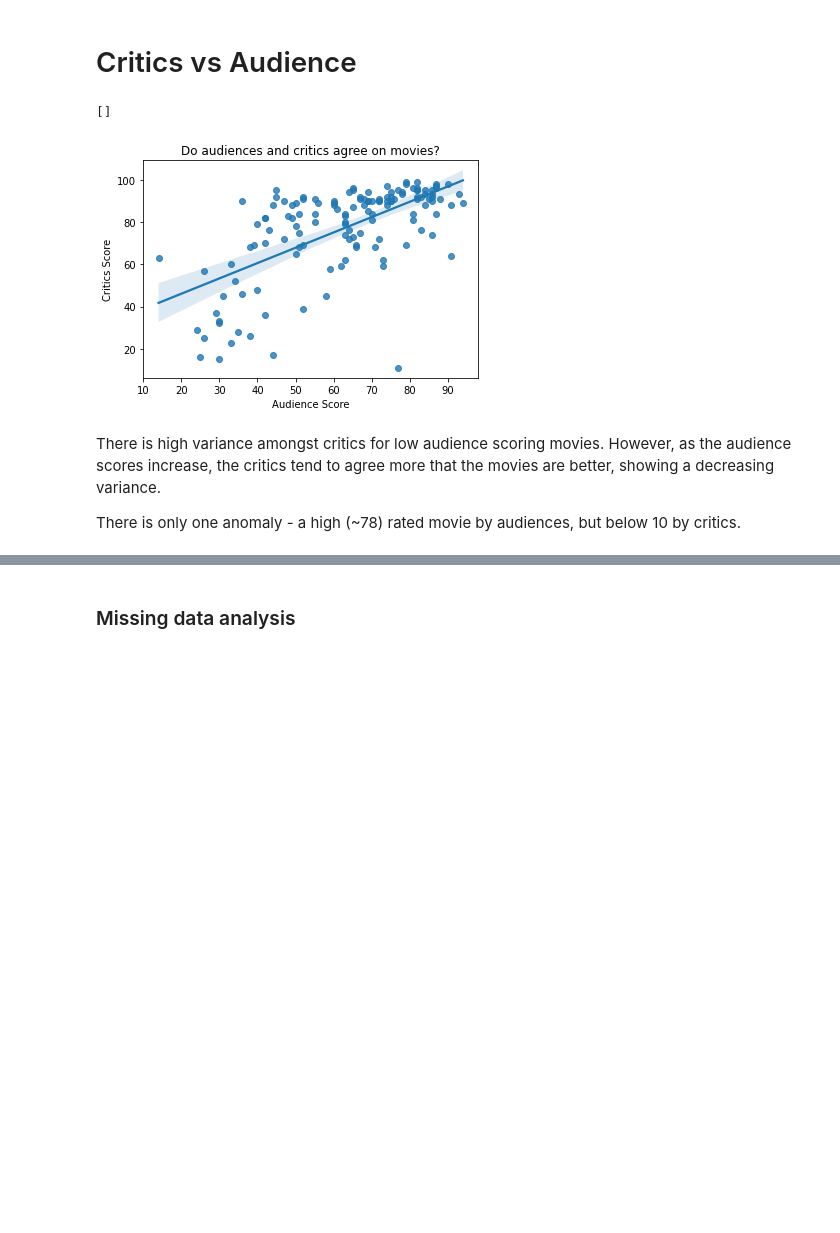
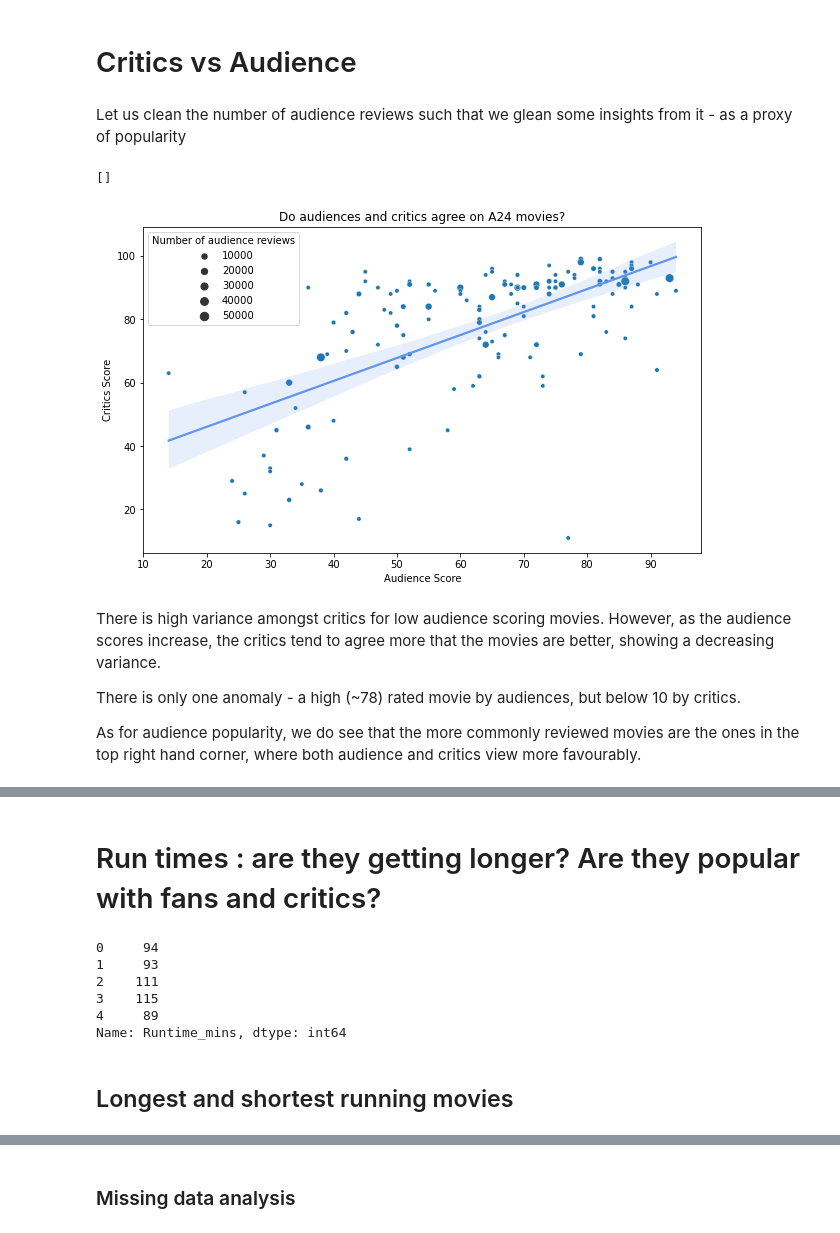
Before and after one commit to ianian-dot/scraping-and-analysing-A24-movies, a Jupyter notebook: a24_rt_analysis.ipynb, the cells around one changed output, grey strips where cells are left out. Cells and saved outputs as stored; diff of their text form; code cells hidden in the pictures; blank space fills up the shorter version.

```diff
--- a/a24_rt_analysis.ipynb
+++ b/a24_rt_analysis.ipynb
@@ -254,22 +298,57 @@ movies_df[movies_df['Holiday'] == 1][['Title', 'Release Year', 'RT_score', 'audi
 # %% [markdown]
 # Critics vs Audience
+# %% [markdown]
+Let us clean the number of audience reviews such that we glean some insights from it - as a proxy of popularity
+# %%
+movies_df['number_audience_reviews_censored'] = movies_df['number_audience_reviews'].str.replace(',', '').str.split('+').str[0]
+movies_df['number_audience_reviews_censored'][movies_df['number_audience_reviews_censored'].str.contains('Fewer')]
+
+## Replace text 'Fewer than 50' with just 50
+movies_df.loc[movies_df['number_audience_reviews_censored'].str.contains('Fewer'), 'number_audience_reviews_censored'] = 50
+
+## Now convert everything to numeric
+movies_df['number_audience_reviews_censored'] = pd.to_numeric(movies_df['number_audience_reviews_censored'])
 # %%
+plt.figure(figsize=(10,6))
+
+sns.scatterplot(data = movies_df, x = 'audience_score_%',
+                y = 'RT_score_%', size = 'number_audience_reviews_censored')
 sns.regplot(data = movies_df, x = 'audience_score_%',
-                y = 'RT_score_%')
-plt.title('Do audiences and critics agree on movies?')
+                y = 'RT_score_%', scatter = False, color = 'cornflowerblue')
+plt.title('Do audiences and critics agree on A24 movies?')
 plt.xlabel('Audience Score')
 plt.ylabel('Critics Score')
+plt.legend(title = 'Number of audience reviews')
 plt.plot()
 # %% [output]
 []
-[figure, old version]
+[figure, new version]
 # %% [markdown]
 There is high variance amongst critics for low audience scoring movies. However, as the audience scores increase, the critics tend to agree more that the movies are better, showing a decreasing variance.
 
 There is only one anomaly - a high (~78) rated movie by audiences, but below 10 by critics.
+
+As for audience popularity, we do see that the more commonly reviewed movies are the ones in the top right hand corner, where both audience and critics view more favourably.
 # %%
 anomaly = (movies_df['RT_score_%'] <20) & (movies_df['audience_score_%'] > 70)
 movies_df[anomaly]
 # %% [output]
 |  | Title | Release Year | RT_score | URL | Director | Cast | Director.1 | Producer | Screenwriter | ... |
 | 135 | The Vanishing of Sidney Hall | 2017 | 11% | https://www.rottentomatoes.com/m/... | Shawn Christensen | Kyle Chandler,Logan Lerman,Elle F... | Shawn Christensen | Jonathan Schwartz | Shawn Christensen,Jason Dolan | ... |
+# %% [markdown]
+# Run times : are they getting longer? Are they popular with fans and critics?
+# %%
+hours = pd.to_numeric(movies_df['Runtime'].str[0])
+mins = pd.to_numeric(movies_df['Runtime'].str[3:-1])
+movies_df['Runtime_hours'] = hours + (mins/60)
+movies_df['Runtime_mins'] = hours*60 + mins
+movies_df['Runtime_mins'].head()
+# %% [output]
+0     94
+1     93
+2    111
+3    115
+4     89
+Name: Runtime_mins, dtype: int64
+# %% [markdown]
+## Longest and shortest running movies
```
Also changed, not shown: parts of 21 cells of this notebook.
